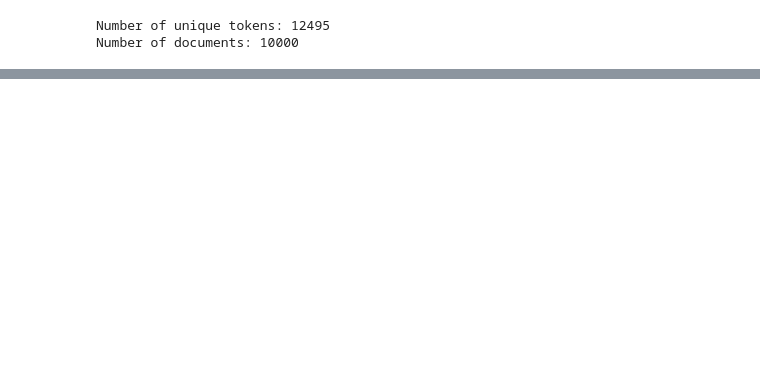
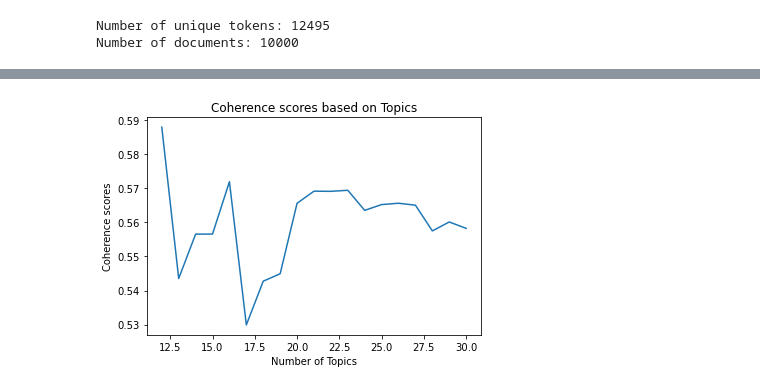
Before and after one commit to javag97/gensim-exploration-nb, a Jupyter notebook: gsm-demo.ipynb, the cells around one changed output, grey strips where cells are left out. Saved outputs shown, nothing was run; the diff lists cells and outputs as text; code cells hidden in the pictures; blank space fills up the shorter version.

```diff
--- a/gsm-demo.ipynb
+++ b/gsm-demo.ipynb
@@ -276,0 +291,22 @@ display(HTML(css_str ))
+# %%
+# output from the commented cell above
+score, topics = ([0.5878793093478382,
+  0.5435314696614544,
+  0.5565374497160931,
+  0.5565600484859501,
+  0.5719076270797666,
+  0.52992289016823,
+  0.5427521080880734,
+  0.5449226968106219,
+  0.5655869210194248,
+  0.5691342096011647,
+  0.569088424991265,
+  0.5693970351038482,
+  0.5635094171957752,
+  0.5652035672585817,
+  0.5655983152786692,
+  0.5650318285288093,
+  0.5574841505280901,
+  0.5601045758986688,
+  0.5582273063504627],
+ [12, 13, 14, 15, 16, 17, 18, 19, 20, 21, 22, 23, 24, 25, 26, 27, 28, 29, 30])
@@ -276,0 +336,22 @@ display(HTML(css_str ))
+# %%
+import matplotlib.pyplot as plt
+
+# Initialize the matplotlib figure
+# plt.figure(figsize=(10, 6))
+
+# Create a seaborn lineplot
+plt.plot(topics, score)
+
+# You could also create a scatter plot by using sns.scatterplot instead of sns.lineplot
+# sns.scatterplot(x=x_array, y=y_array)
+
+# Customize your plot with labels, titles, etc.
+plt.title('Coherence scores based on Topics')
+plt.xlabel('Number of Topics')
+plt.ylabel('Coherence scores')
+
+# Show the plot
+# plt.show()
+plt.show()
+# %% [output]
+[figure, added]
```
Also changed, not shown: parts of 17 cells of this notebook.
